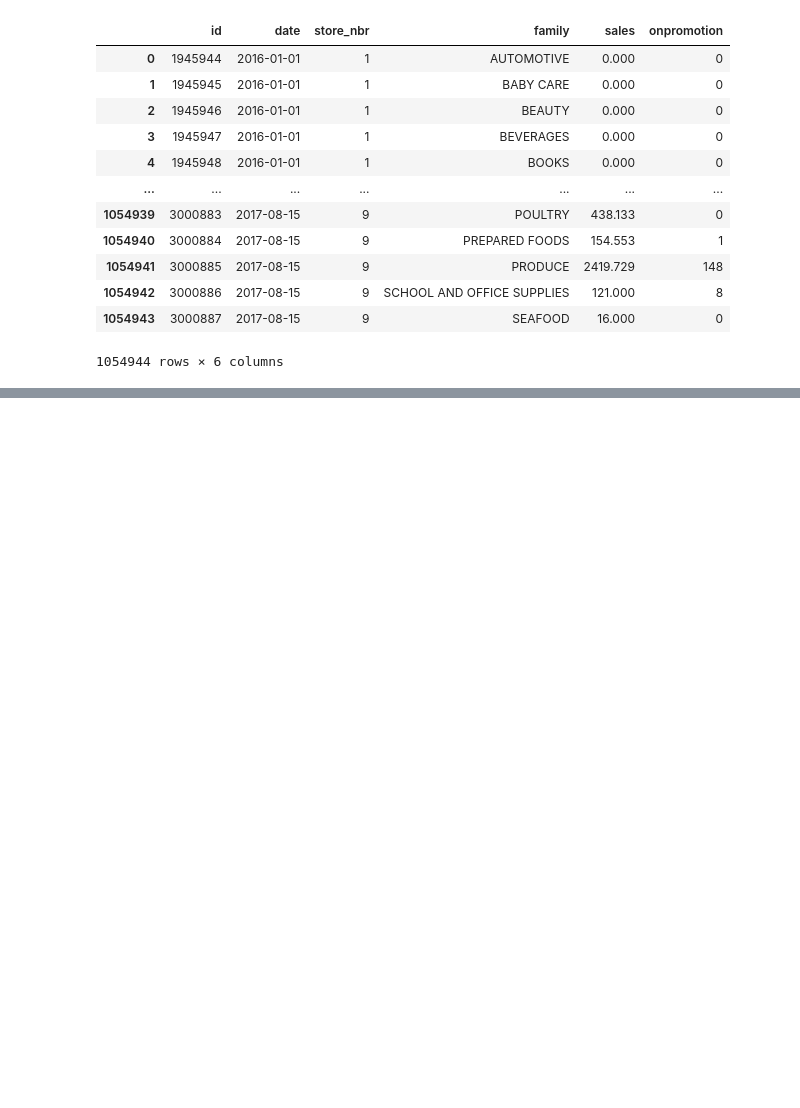
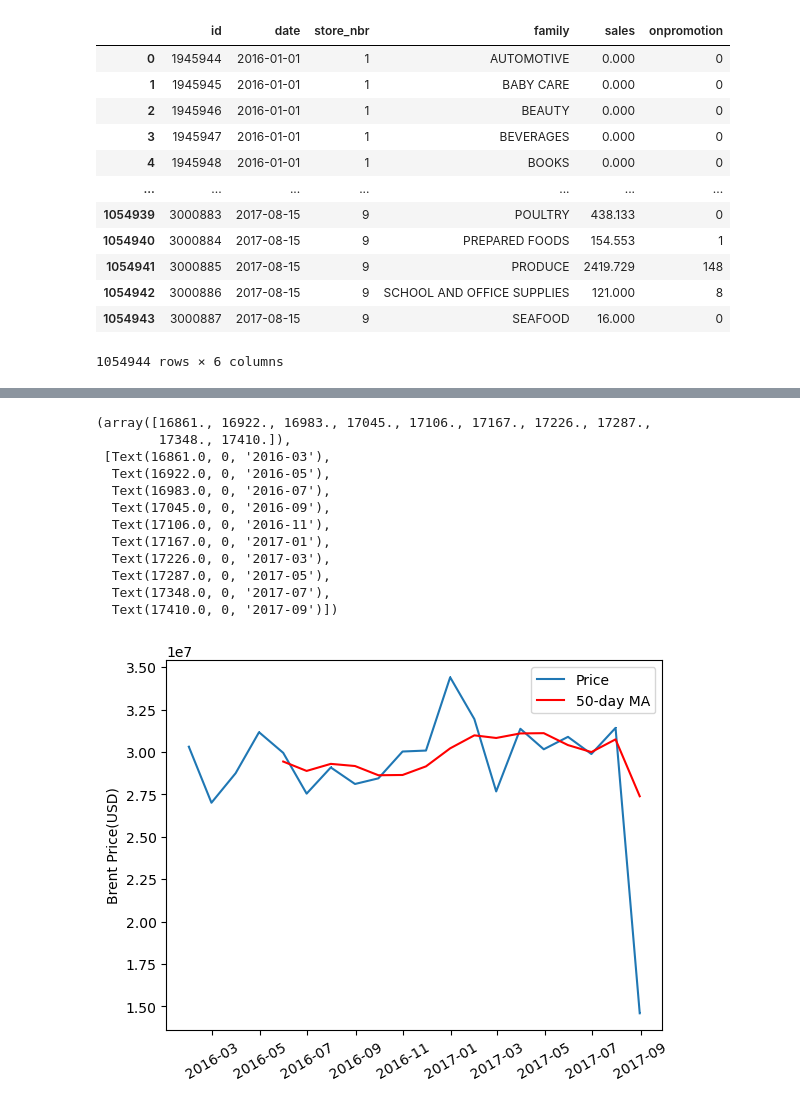
Before and after one commit to Narula901/Python-Library, a Jupyter notebook: Pandas/Practice Problems/Practice Problem - Handling Dates and Times -3.ipynb, the cells around one changed output, grey strips where cells are left out. Cells and saved outputs as stored; diff of their text form; code cells hidden in the pictures; blank space fills up the shorter version.

```diff
--- a/Pandas/Practice Problems/Practice Problem - Handling Dates and Times -3.ipynb
+++ b/Pandas/Practice Problems/Practice Problem - Handling Dates and Times -3.ipynb
@@ -298,0 +318,23 @@ retail
+# %%
+from matplotlib import pyplot as plt
+fig, ax = plt.subplots()
+
+ax.plot(Month_retail_agg, marker = ',', label = 'Price')
+ax.plot(Month_retail_agg.rolling(5).mean(), color = 'red', label = '50-day MA')
+ax.legend()
+ax.set_ylabel('Brent Price(USD)')
+plt.xticks(rotation=30)
+# %% [output]
+(array([16861., 16922., 16983., 17045., 17106., 17167., 17226., 17287.,
+        17348., 17410.]),
+ [Text(16861.0, 0, '2016-03'),
+  Text(16922.0, 0, '2016-05'),
+  Text(16983.0, 0, '2016-07'),
+  Text(17045.0, 0, '2016-09'),
+  Text(17106.0, 0, '2016-11'),
+  Text(17167.0, 0, '2017-01'),
+  Text(17226.0, 0, '2017-03'),
+  Text(17287.0, 0, '2017-05'),
+  Text(17348.0, 0, '2017-07'),
+  Text(17410.0, 0, '2017-09')])
+[figure, added]
```
Also changed, not shown: parts of 6 cells of this notebook.
